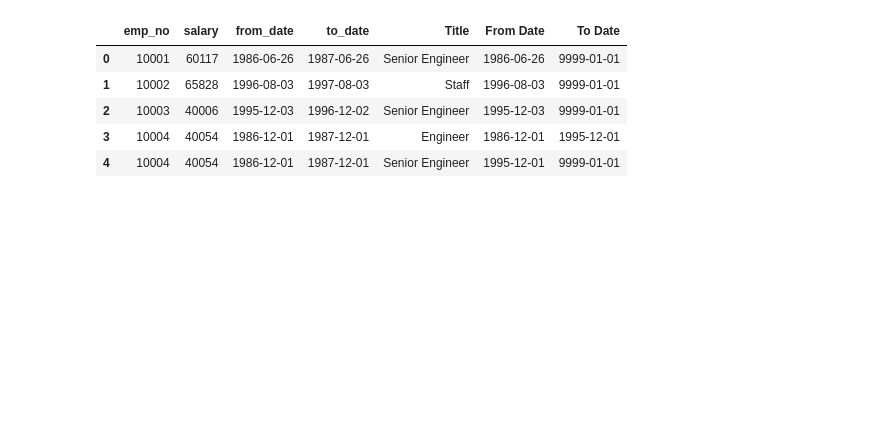
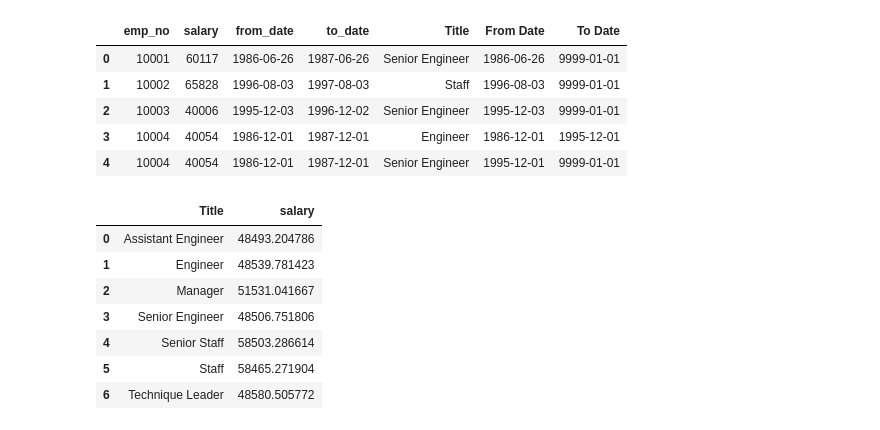
Before and after one commit to rketchum95/sql_challenge, a Jupyter notebook: sql_bonus.ipynb, the cells around one changed output. Cells and saved outputs as stored; diff of their text form; code cells hidden in the pictures; blank space fills up the shorter version.

```diff
--- a/sql_bonus.ipynb
+++ b/sql_bonus.ipynb
@@ -82,3 +85,18 @@ salaries_title.head(5)
 | 2 | 10003 | 40006 | 1995-12-03 | 1996-12-02 | Senior Engineer | 1995-12-03 | 9999-01-01 |
 | 3 | 10004 | 40054 | 1986-12-01 | 1987-12-01 | Engineer | 1986-12-01 | 1995-12-01 |
 | 4 | 10004 | 40054 | 1986-12-01 | 1987-12-01 | Senior Engineer | 1995-12-01 | 9999-01-01 |
+# %%
+#dataframe of salaries by titles:
+title_salary = salaries_title.groupby('Title').mean()
+title_salary = title_salary.drop(columns='emp_no')
+title_salary = title_salary.reset_index()
+title_salary
+# %% [output]
+|  | Title | salary |
+| 0 | Assistant Engineer | 48493.204786 |
+| 1 | Engineer | 48539.781423 |
+| 2 | Manager | 51531.041667 |
+| 3 | Senior Engineer | 48506.751806 |
+| 4 | Senior Staff | 58503.286614 |
+| 5 | Staff | 58465.271904 |
+| 6 | Technique Leader | 48580.505772 |
```
Also changed, not shown: parts of 4 cells of this notebook.
